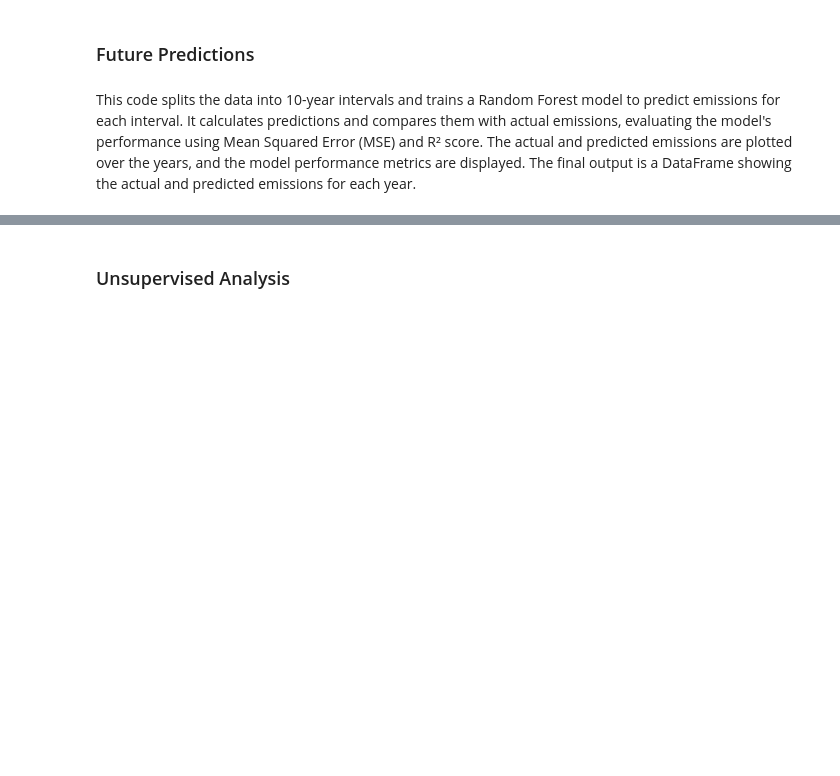
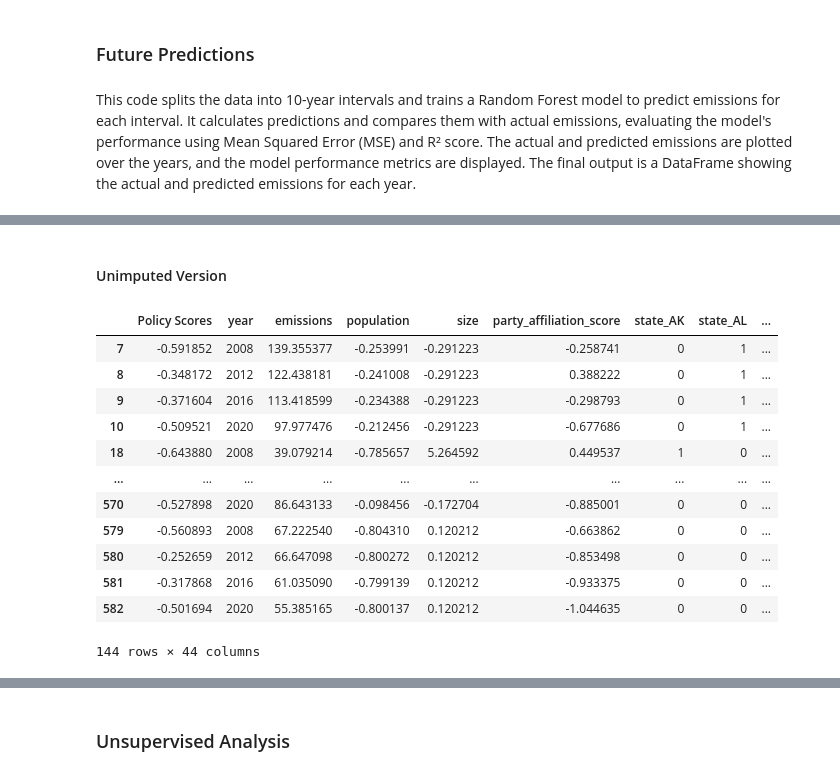
Before and after one commit to AyalYakobe/AirPollutionByPolitics, a Jupyter notebook: overview.ipynb, the cells around one changed output, grey strips where cells are left out. Cells and saved outputs as stored; diff of their text form; code cells hidden in the pictures; blank space fills up the shorter version.

```diff
--- a/overview.ipynb
+++ b/overview.ipynb
@@ -713,0 +809,18 @@ R^2 Score: 0.7703336311780756
+# %% [markdown]
+#### Unimputed Version
+# %%
+final_df_dropped_normalized
+# %% [output]
+|  | Policy Scores | year | emissions | population | size | party_affiliation_score | state_AK | state_AL | ... |
+| 7 | -0.591852 | 2008 | 139.355377 | -0.253991 | -0.291223 | -0.258741 | 0 | 1 | ... |
+| 8 | -0.348172 | 2012 | 122.438181 | -0.241008 | -0.291223 | 0.388222 | 0 | 1 | ... |
+| 9 | -0.371604 | 2016 | 113.418599 | -0.234388 | -0.291223 | -0.298793 | 0 | 1 | ... |
+| 10 | -0.509521 | 2020 | 97.977476 | -0.212456 | -0.291223 | -0.677686 | 0 | 1 | ... |
+| 18 | -0.643880 | 2008 | 39.079214 | -0.785657 | 5.264592 | 0.449537 | 1 | 0 | ... |
+| ... | ... | ... | ... | ... | ... | ... | ... | ... | ... |
+| 570 | -0.527898 | 2020 | 86.643133 | -0.098456 | -0.172704 | -0.885001 | 0 | 0 | ... |
+| 579 | -0.560893 | 2008 | 67.222540 | -0.804310 | 0.120212 | -0.663862 | 0 | 0 | ... |
+| 580 | -0.252659 | 2012 | 66.647098 | -0.800272 | 0.120212 | -0.853498 | 0 | 0 | ... |
+| 581 | -0.317868 | 2016 | 61.035090 | -0.799139 | 0.120212 | -0.933375 | 0 | 0 | ... |
+| 582 | -0.501694 | 2020 | 55.385165 | -0.800137 | 0.120212 | -1.044635 | 0 | 0 | ... |
+144 rows × 44 columns
```
Also changed, not shown: parts of 29 cells of this notebook.
